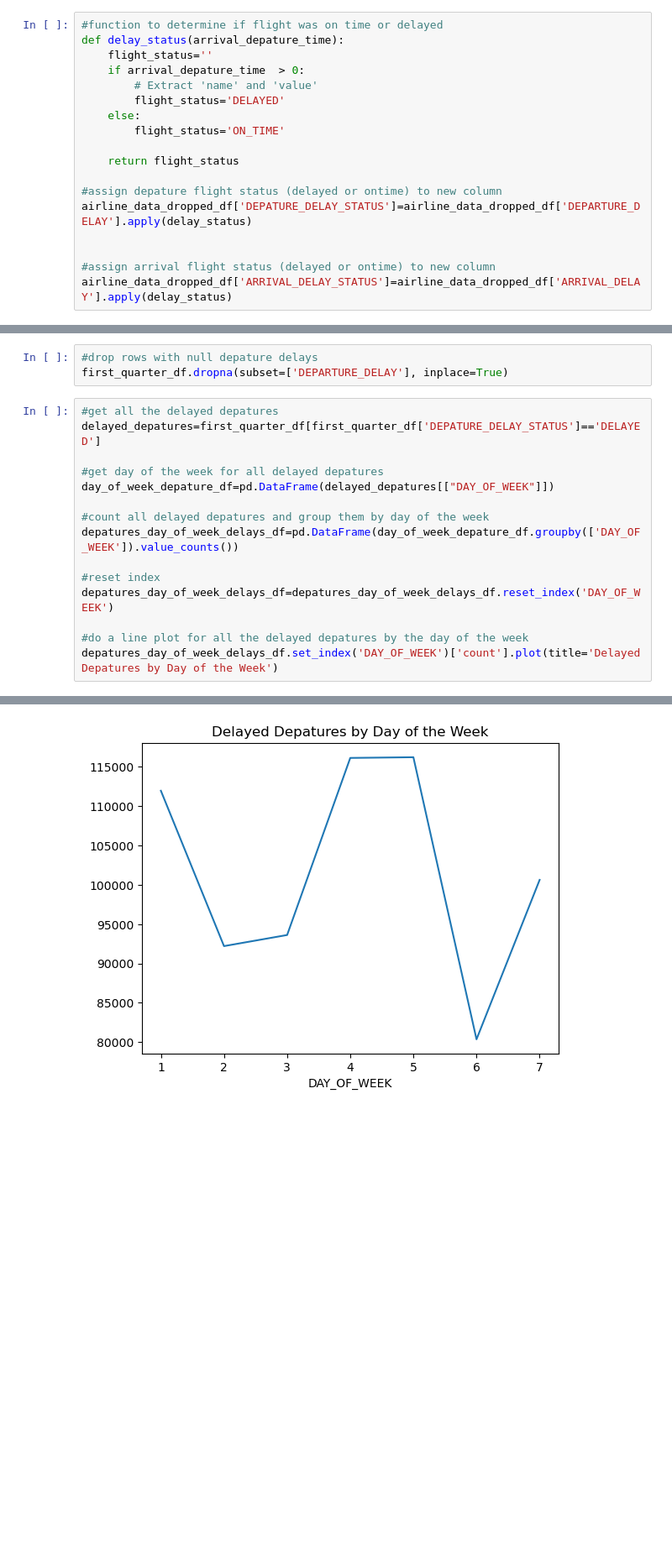
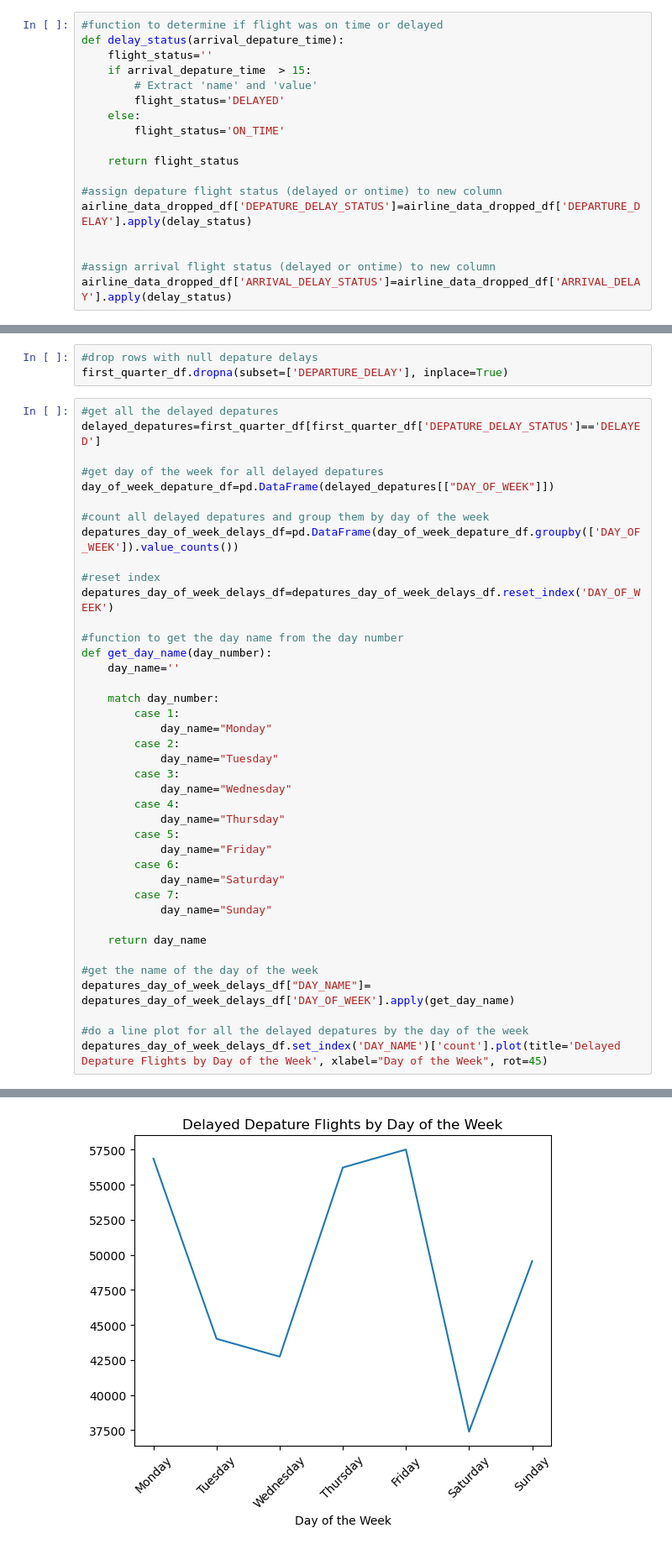
Before and after one commit to dmusili/airlineproject1, a Jupyter notebook: januarytoapril.ipynb, the cells around one changed output, grey strips where cells are left out. Shown at 84% size. Saved outputs shown, nothing was run; the diff lists cells and outputs as text; blank space fills up the shorter version.

Commit message:
Modified code for defining a late flight

```diff
--- a/januarytoapril.ipynb
+++ b/januarytoapril.ipynb
@@ -103,7 +103,7 @@ airline_data_dropped_df = airline_data_dropped_df.drop(['YEAR', 'MONTH', 'DAY'],
 #function to determine if flight was on time or delayed
 def delay_status(arrival_depature_time):
     flight_status=''
-    if arrival_depature_time  > 0:
+    if arrival_depature_time  > 15:
         # Extract 'name' and 'value'
         flight_status='DELAYED'
     else:
@@ -171,6 +171,31 @@ depatures_day_of_week_delays_df=pd.DataFrame(day_of_week_depature_df.groupby(['D
 #reset index
 depatures_day_of_week_delays_df=depatures_day_of_week_delays_df.reset_index('DAY_OF_WEEK')
 
+#function to get the day name from the day number
+def get_day_name(day_number):
+    day_name=''
+
+    match day_number:
+        case 1:
+            day_name="Monday"
+        case 2:
+            day_name="Tuesday"
+        case 3:
+            day_name="Wednesday"
+        case 4:
+            day_name="Thursday"
+        case 5:
+            day_name="Friday"
+        case 6:
+            day_name="Saturday"
+        case 7:
+            day_name="Sunday"
+
+    return day_name
+
+#get the name of the day of the week
+depatures_day_of_week_delays_df["DAY_NAME"]= depatures_day_of_week_delays_df['DAY_OF_WEEK'].apply(get_day_name)
+
 #do a line plot for all the delayed depatures by the day of the week
-depatures_day_of_week_delays_df.set_index('DAY_OF_WEEK')['count'].plot(title='Delayed Depatures by Day of the Week')
+depatures_day_of_week_delays_df.set_index('DAY_NAME')['count'].plot(title='Delayed Depature Flights by Day of the Week', xlabel="Day of the Week", rot=45)
 # %% [output]
@@ -178,4 +203,4 @@ depatures_day_of_week_delays_df.set_index('DAY_OF_WEEK')['count'].plot(title='De
-[figure, old version]
+[figure, new version]
 # %%
 #get all the delayed arrivals
 delayed_arrivals=first_quarter_df[first_quarter_df['ARRIVAL_DELAY_STATUS']=='DELAYED']
```
Also changed, not shown: parts of 13 cells of this notebook.
